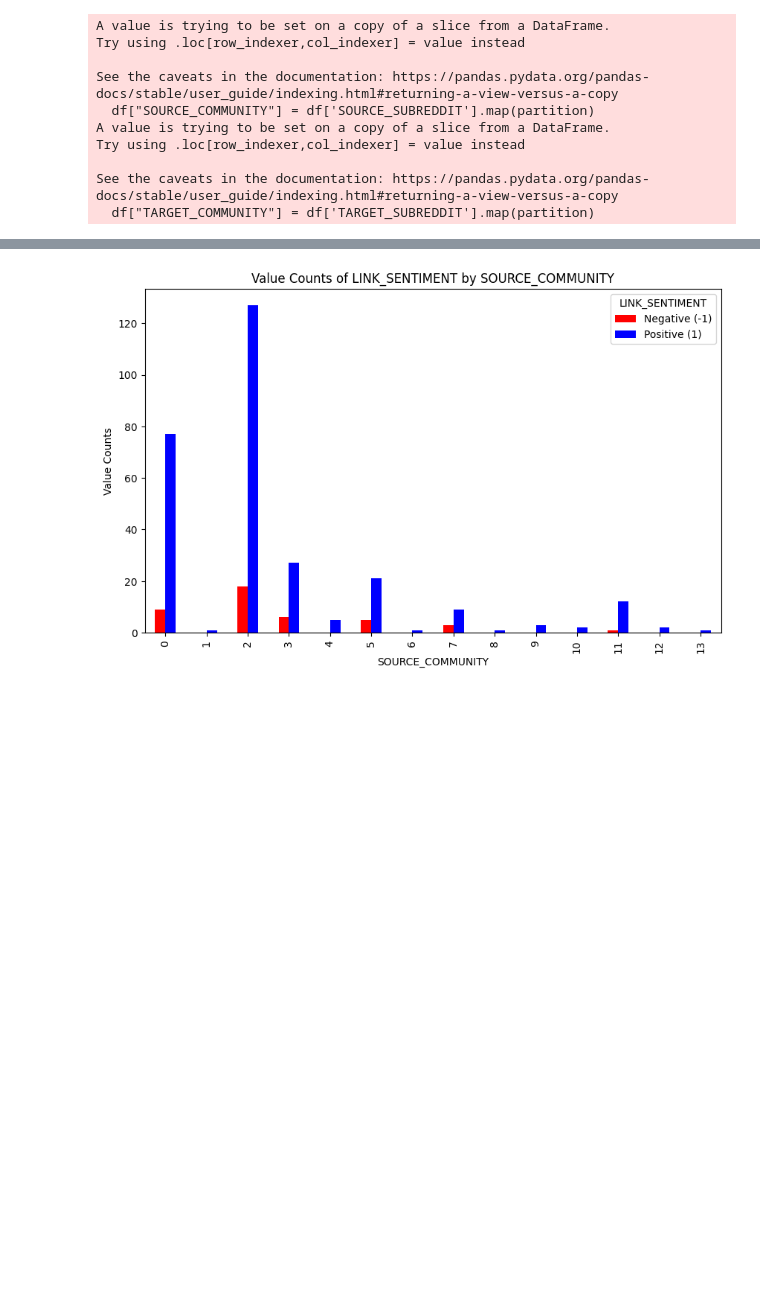
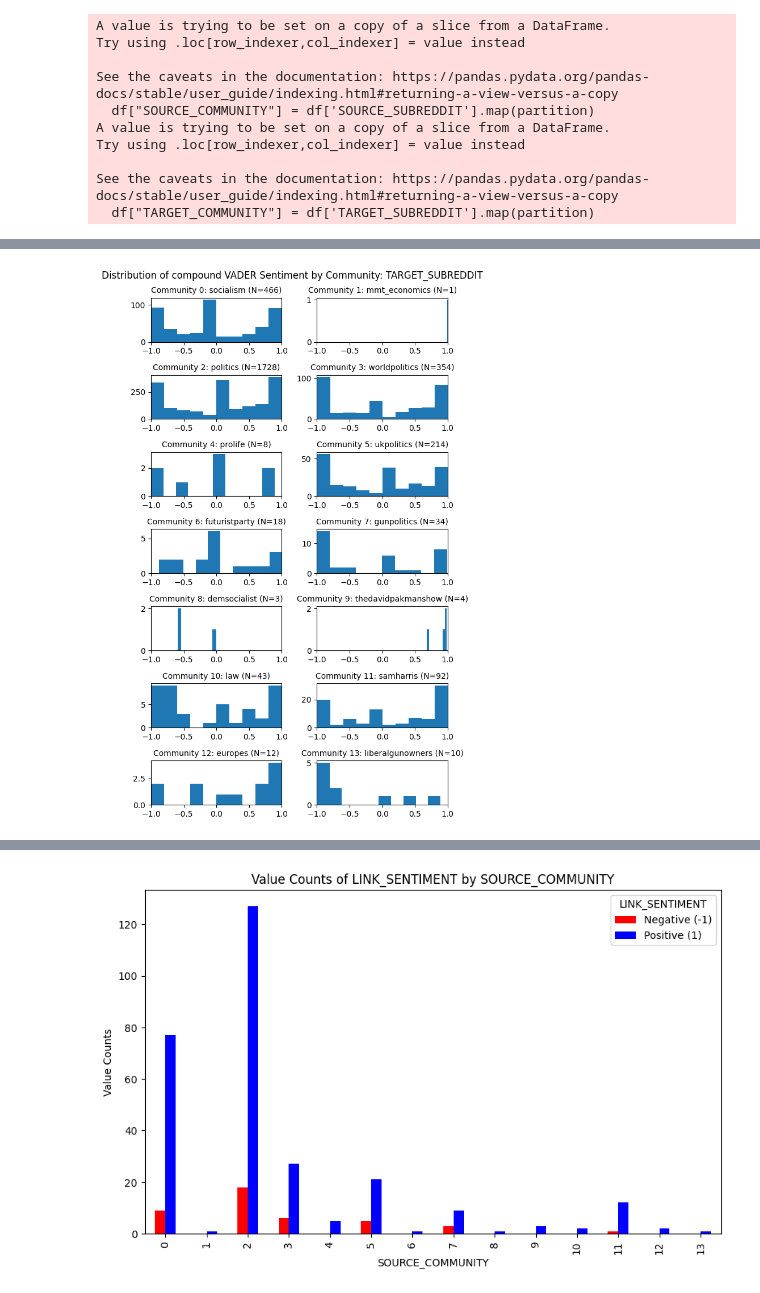
Before and after one commit to kehunter/stat236-subreddit-clustering, a Jupyter notebook: sentiment.ipynb, the cells around one changed output, grey strips where cells are left out. Saved outputs shown, nothing was run; the diff lists cells and outputs as text; code cells hidden in the pictures; blank space fills up the shorter version.

```diff
--- a/sentiment.ipynb
+++ b/sentiment.ipynb
@@ -85,0 +150,5 @@ See the caveats in the documentation: https://pandas.pydata.org/pandas-docs/stab
+# %%
+## SENTIMENT DISTRIBUTION FROM TARGET SUBREDDIT
+plot_vader_distribution(df_full, "compound", target)
+# %% [output]
+[figure, added]
```
Also changed, not shown: parts of 10 cells of this notebook.
